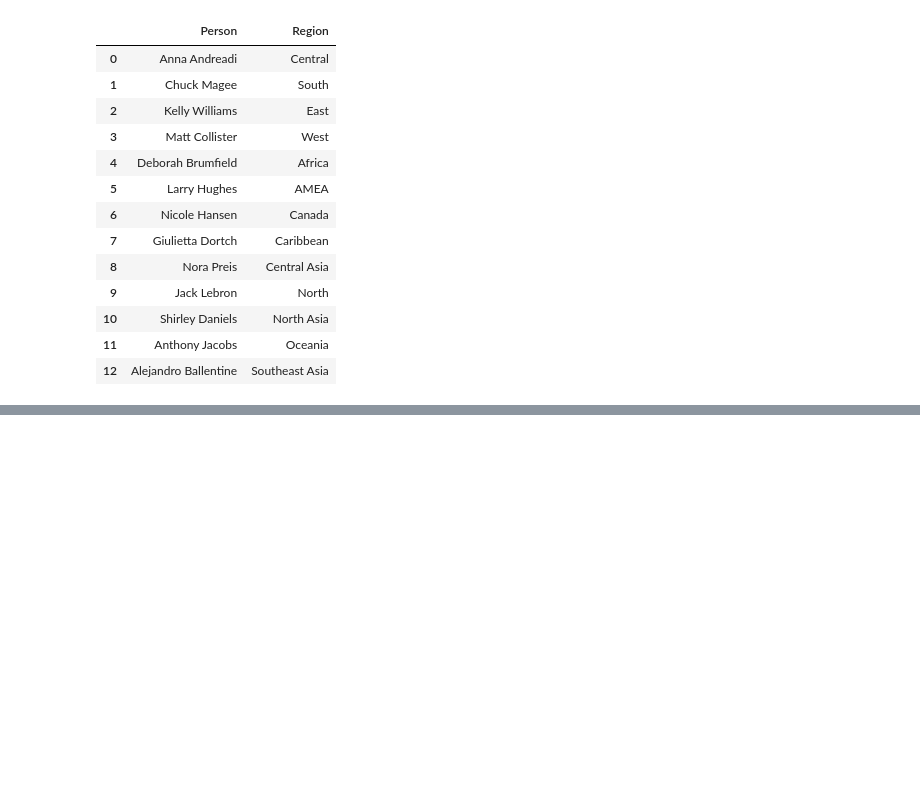
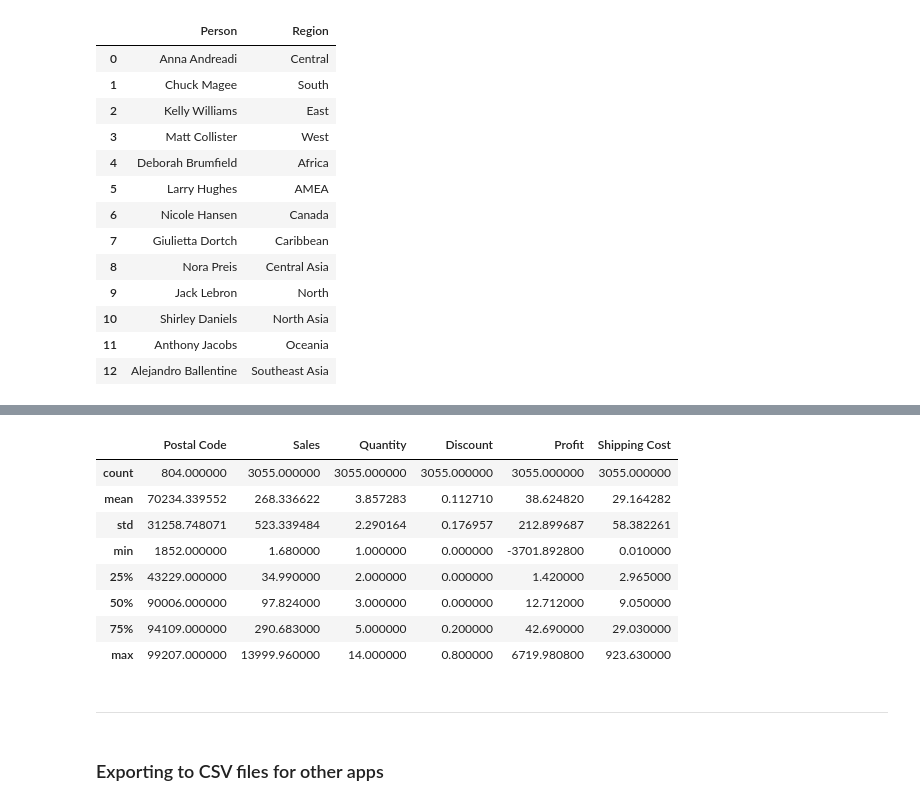
Before and after one commit to GaboRenovation/Bootcamp_final, a Jupyter notebook: database_clean.ipynb, the cells around one changed output, grey strips where cells are left out. Drawn from its saved outputs; the diff is of its cells as text; code cells hidden in the pictures; blank space fills up the shorter version.

```diff
--- a/database_clean.ipynb
+++ b/database_clean.ipynb
@@ -218,0 +235,16 @@ merged_sales_dataset
+# %%
+merged_returned_orders.describe()
+# %% [output]
+|  | Postal Code | Sales | Quantity | Discount | Profit | Shipping Cost |
+| count | 804.000000 | 3055.000000 | 3055.000000 | 3055.000000 | 3055.000000 | 3055.000000 |
+| mean | 70234.339552 | 268.336622 | 3.857283 | 0.112710 | 38.624820 | 29.164282 |
+| std | 31258.748071 | 523.339484 | 2.290164 | 0.176957 | 212.899687 | 58.382261 |
+| min | 1852.000000 | 1.680000 | 1.000000 | 0.000000 | -3701.892800 | 0.010000 |
+| 25% | 43229.000000 | 34.990000 | 2.000000 | 0.000000 | 1.420000 | 2.965000 |
+| 50% | 90006.000000 | 97.824000 | 3.000000 | 0.000000 | 12.712000 | 9.050000 |
+| 75% | 94109.000000 | 290.683000 | 5.000000 | 0.200000 | 42.690000 | 29.030000 |
+| max | 99207.000000 | 13999.960000 | 14.000000 | 0.800000 | 6719.980800 | 923.630000 |
+# %% [markdown]
+-----------------------------------------------------------------
+# %% [markdown]
+### Exporting to CSV files for other apps
```
Also changed, not shown: parts of 17 cells of this notebook.
